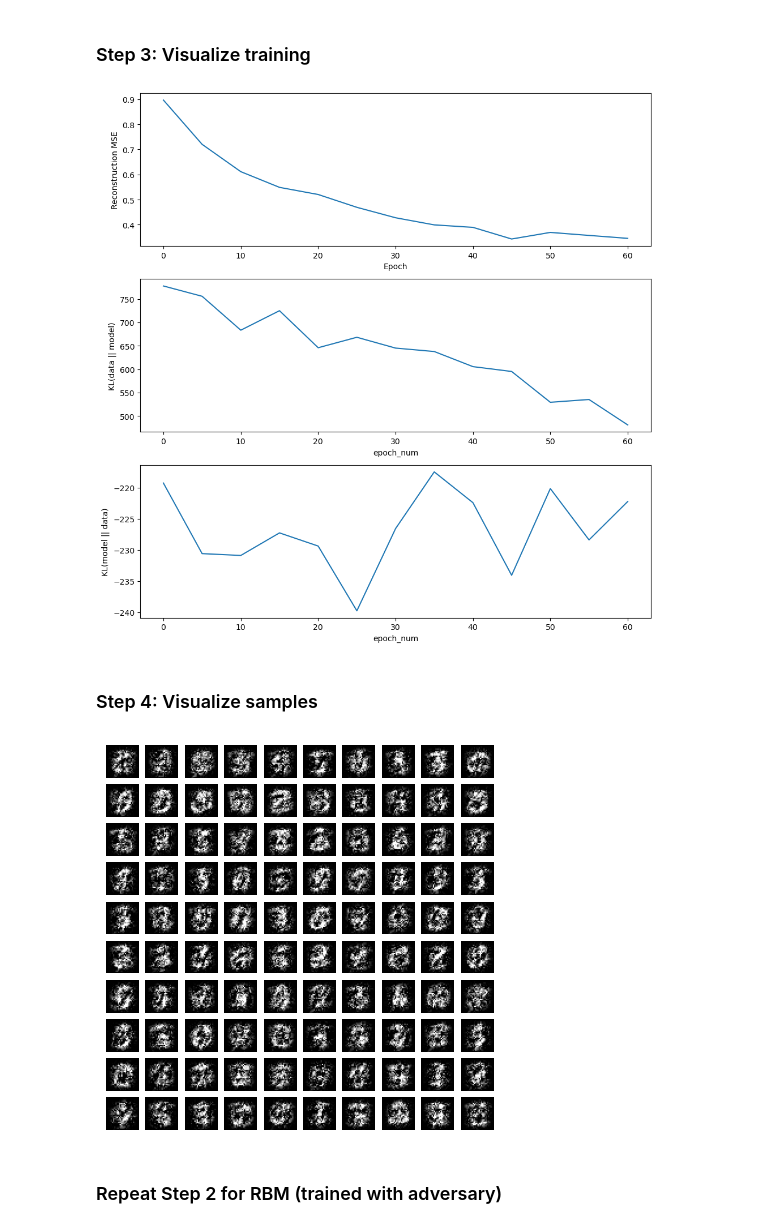
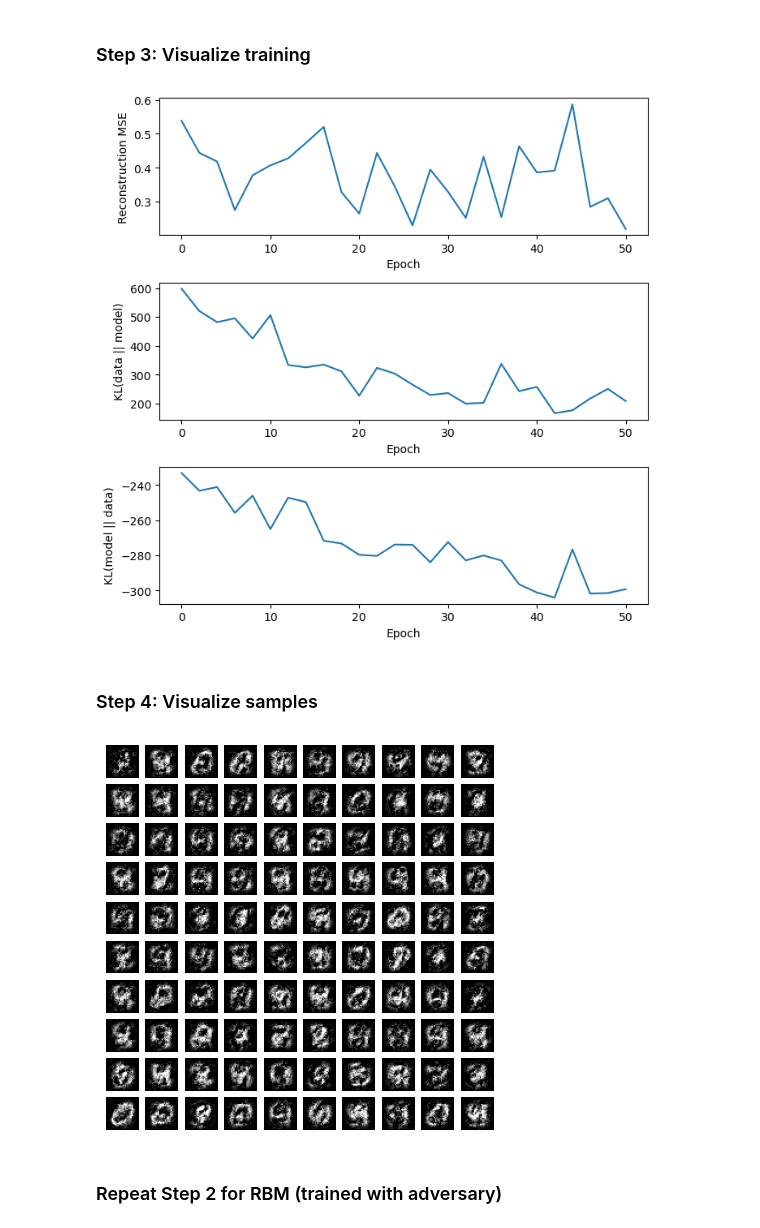
Before and after one commit to ajy25/adversarialRBMs, a Jupyter notebook: demos/rbm_demos/mnist_demo.ipynb, the cells around one changed output. Saved outputs shown, nothing was run; the diff lists cells and outputs as text; code cells hidden in the pictures.

```diff
--- a/demos/rbm_demos/mnist_demo.ipynb
+++ b/demos/rbm_demos/mnist_demo.ipynb
@@ -17,8 +17,13 @@ n_examples = X.shape[0]
 X = X.reshape(n_examples, -1)
 X = scaler.fit_transform(X)
 y = train_dataset.targets.numpy()
-plt.figure(figsize=(2, 2))
-print(X[0])
-plt.imshow(scaler.inverse_transform(X[0].reshape(1, -1)).reshape(28, 28), cmap='gray')
-# plt.imshow(X[0].reshape(1, -1).reshape(28, 28), cmap='gray')
+# plt.figure(figsize=(2, 2))
+# plt.imshow(scaler.inverse_transform(X[0].reshape(1, -1)).reshape(28, 28), cmap='gray')
+fig, axes = plt.subplots(10, 10, figsize=(5, 5))
+axes = axes.flatten()
+for i in range(100):
+    axes[i].imshow(scaler.inverse_transform(X[i].reshape(1, -1))\
+                   .reshape(28, 28), cmap='gray')
+    axes[i].axis('off')
+plt.show()
 # %% [output]
@@ -46,18 +33,18 @@ plt.imshow(scaler.inverse_transform(X[0].reshape(1, -1)).reshape(28, 28), cmap='
 # %%
 model = rbm.RBM(
     n_vis=784,
-    n_hid=300
+    n_hid=200
 )
-stats = model.fit_autograd(
-    X=X[:120],
-    n_gibbs=10,
+stats = model.fit(
+    X=X[:10000],
+    n_gibbs=5,
     lr=0.001,
-    n_epochs=60,
-    batch_size=10,
-    gamma=1,
-    gamma_delay=20,
+    n_epochs=50,
+    batch_size=100,
+    gamma=0.5,
+    gamma_delay=10,
     rng_seed=0,
-    verbose_interval=5,
+    verbose_interval=2,
     checkpoint_path=f'{directory_path}/rbm_checkpoints/rbm_mnist_demo.pth'
 )
 # %% [output]
@@ -78,25 +69,25 @@ epoch: 60 of 60 | loss: -21.195 | recon_mse: 0.346 | kl_data_model: 480.898 | kl
 ### Step 3: Visualize training
 # %%
 def visualize_learning(stats):
-    fig, axs = plt.subplots(nrows=3, ncols=1, figsize=(10, 10))
+    fig, axs = plt.subplots(nrows=3, ncols=1, figsize=(7, 7))
     axs[0].plot(stats['epoch_num'], stats['recon_mse'])
     axs[0].set_xlabel('Epoch')
     axs[0].set_ylabel('Reconstruction MSE')
     axs[1].plot(stats['epoch_num'], stats['kl_data_model'])
-    axs[1].set_xlabel('epoch_num')
+    axs[1].set_xlabel('Epoch')
     axs[1].set_ylabel('KL(data || model)')
     axs[2].plot(stats['epoch_num'], stats['kl_model_data'])
-    axs[2].set_xlabel('epoch_num')
+    axs[2].set_xlabel('Epoch')
     axs[2].set_ylabel('KL(model || data)')
     plt.tight_layout()
 visualize_learning(stats)
 # %% [output]
-[figure, old version]
+[figure, new version]
 # %% [markdown]
 ### Step 4: Visualize samples
 # %%
 model = rbm.load(f'{directory_path}/rbm_checkpoints/rbm_mnist_demo.pth')
-samples = model.reconstruct(np.zeros((100, 784)), n_gibbs=10)
+samples = model.reconstruct(np.zeros((100, 784)), n_gibbs=1000, random_init=False)
 samples = scaler.inverse_transform(samples).clip(0, 255)
 fig, axes = plt.subplots(10, 10, figsize=(5, 5))
 axes = axes.flatten()
@@ -105,7 +96,7 @@ for i in range(100):
     axes[i].axis('off')
 plt.show()
 # %% [output]
-[figure, old version]
+[figure, new version]
 # %% [markdown]
 ### Repeat Step 2 for RBM (trained with adversary)
 # %%
```
Also changed, not shown: parts of 3 cells of this notebook, 23 other files.
